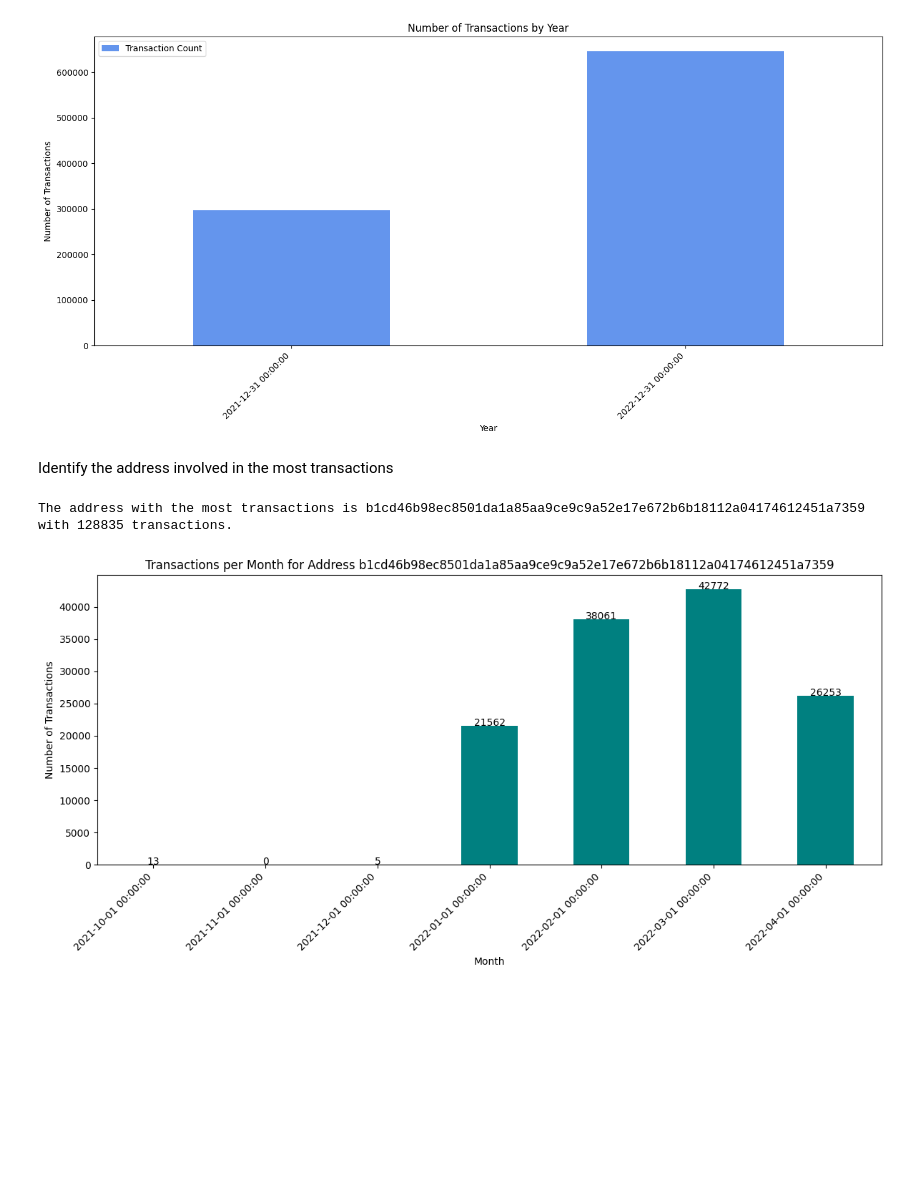
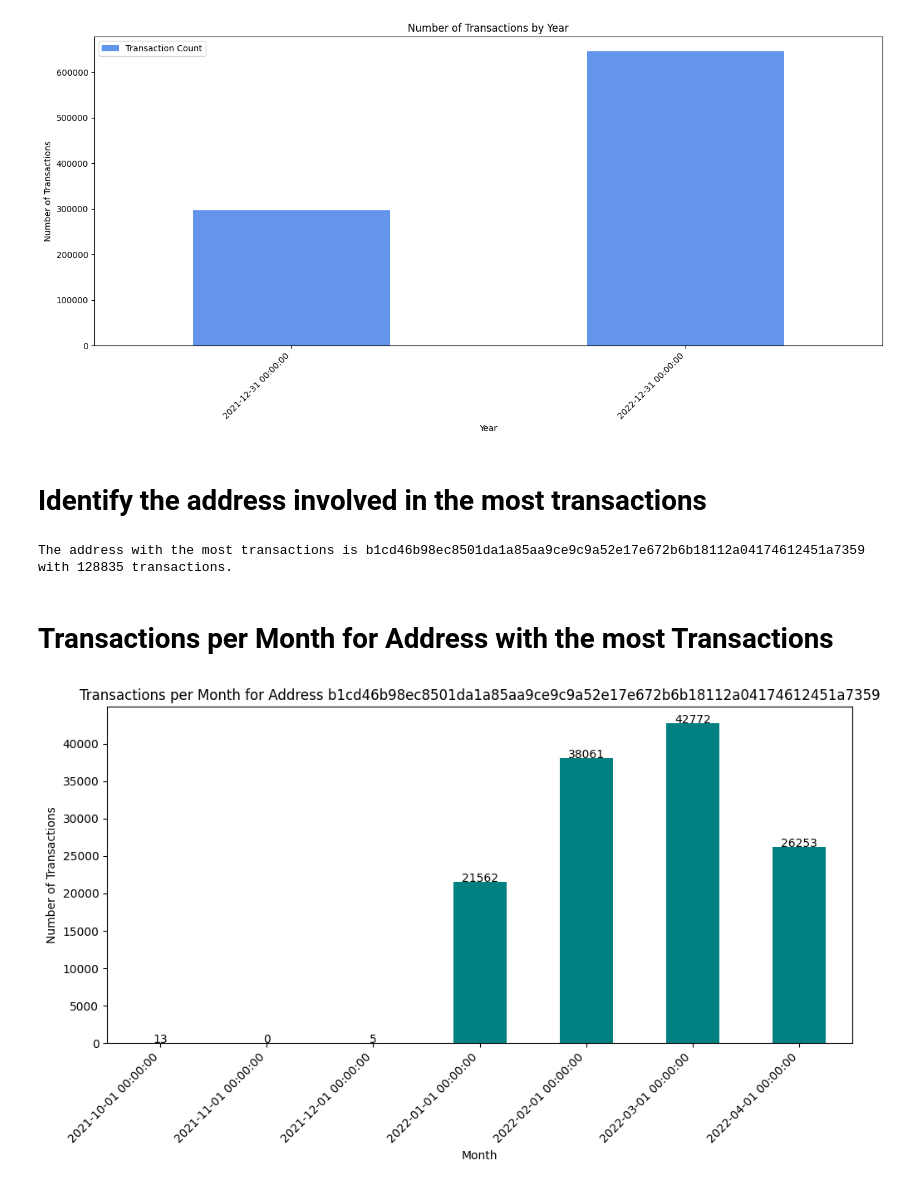
Before and after one commit to Sinthuyan97/bachelor_thesis_2024, a Jupyter notebook: timeStamp_analysis.ipynb, the cells around one changed output. Drawn from its saved outputs; the diff is of its cells as text; code cells hidden in the pictures; blank space fills up the shorter version.

```diff
--- a/timeStamp_analysis.ipynb
+++ b/timeStamp_analysis.ipynb
@@ -75,7 +72,7 @@ plt.show()
 # %% [output]
 [figure]
 # %% [markdown]
-Identify the address involved in the most transactions
+# Identify the address involved in the most transactions
 # %%
 # Query the database to get all input and output addresses
 query = """
@@ -106,6 +103,8 @@ most_common_address, most_transactions = address_counter.most_common(1)[0]
 print(f"The address with the most transactions is {most_common_address} with {most_transactions} transactions.")
 # %% [output]
 The address with the most transactions is b1cd46b98ec8501da1a85aa9ce9c9a52e17e672b6b18112a04174612451a7359 with 128835 transactions.
+# %% [markdown]
+# Transactions per Month for Address with the most Transactions
 # %%
 import sqlite3
 import json
@@ -142,33 +141,33 @@ for timestamp, input_addresses_x, output_addresses_y in rows:
         transactions['Timestamp'].append(timestamp)
         transactions['Count'].append(1)  # Each row represents one transaction
 
 # Convert the dictionary to a DataFrame
 df = pd.DataFrame(transactions)
 
 # Check if DataFrame is empty
 if df.empty:
     print("No transactions found for the specified address.")
 else:
     # Convert timestamp to datetime type
     df['Timestamp'] = pd.to_datetime(df['Timestamp'])
 
     # Resample data by month, summing transaction counts for each month
     df_resampled = df.set_index('Timestamp').resample('MS').sum()  # 'MS' stands for month start
 
     # Plotting the results
-    plt.figure(figsize=(12, 6))
+    plt.figure(figsize=(10, 6))
     bars = df_resampled['Count'].plot(kind='bar', color='teal')
     plt.title(f'Transactions per Month for Address {specific_address}')
     plt.xlabel('Month')
     plt.ylabel('Number of Transactions')
     plt.xticks(rotation=45, ha='right')  # Rotate date labels for better readability
     plt.tight_layout()  # Adjust layout to make room for the rotated x-axis labels
 
     # Adding text labels above the bars
     for i, value in enumerate(df_resampled['Count']):
-        plt.text(i, value + 0.5, str(value), ha='center')
+        plt.text(i, value, str(value) , ha='center')
 
     # Show the plot
     plt.show()
 # %% [output]
-[figure, old version]
+[figure, new version]
```
Also changed, not shown: parts of 18 cells of this notebook, 4 other files.
